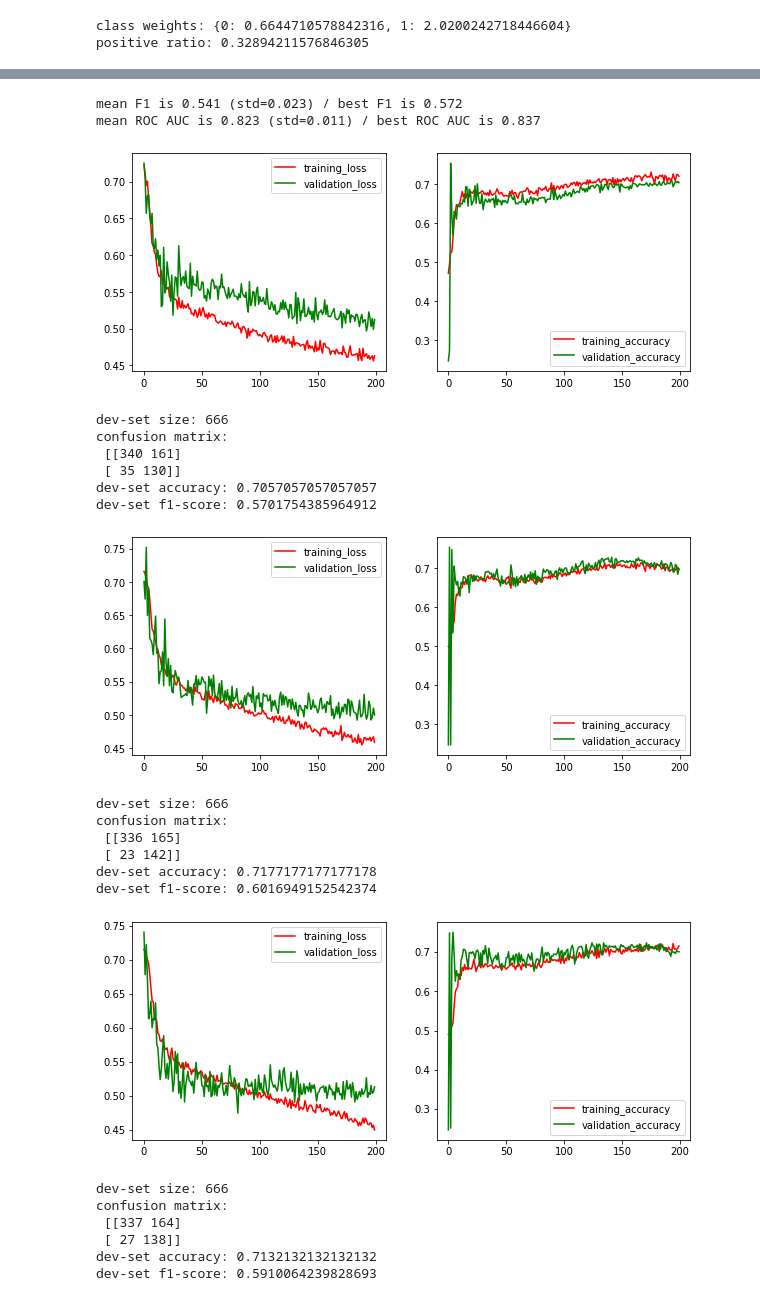
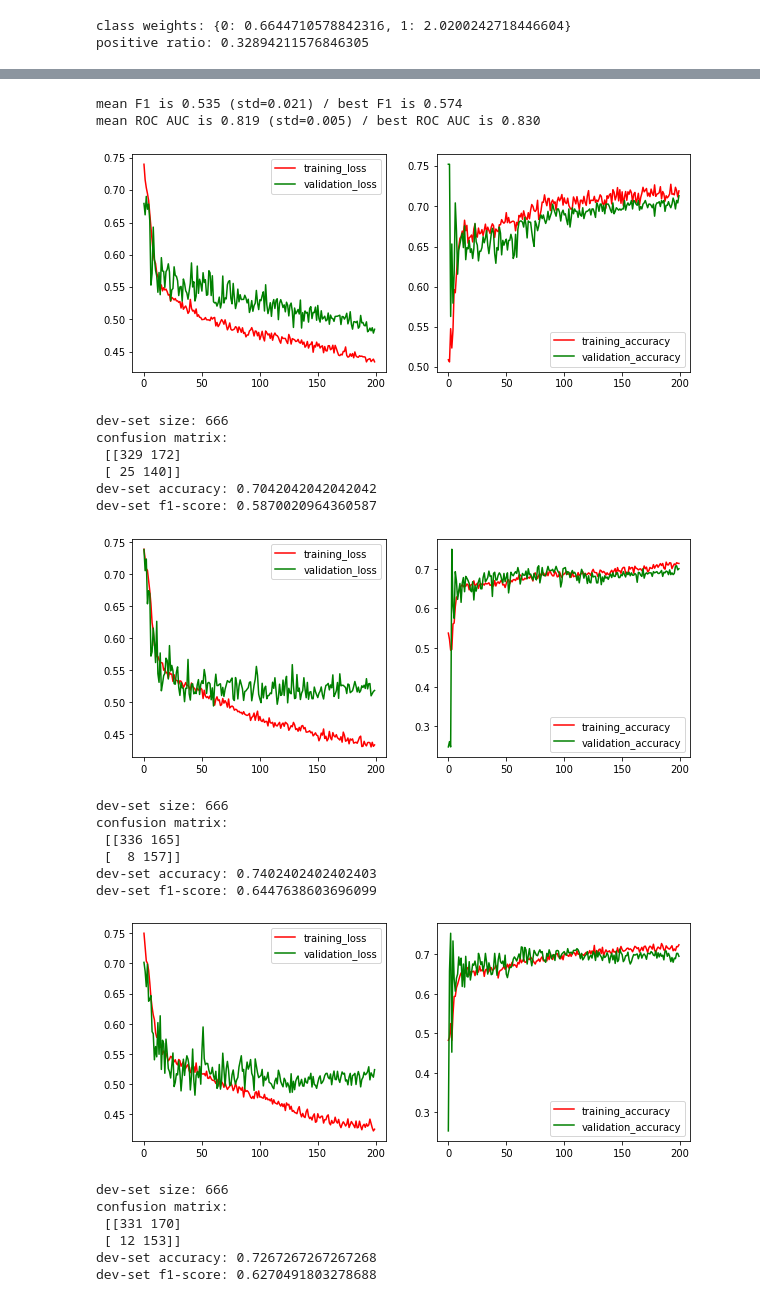
Before and after one commit to armiro/Canine-Disease-Diagnosis, a Jupyter notebook: model_dev.ipynb, the cells around one changed output, grey strips where cells are left out. Saved outputs shown, nothing was run; the diff lists cells and outputs as text; code cells hidden in the pictures.

```diff
--- a/model_dev.ipynb
+++ b/model_dev.ipynb
@@ -447,7 +442,7 @@ def get_results_of(model, data, target):
             % (abs(np.mean(auc_scores)), np.std(auc_scores), abs(np.max(auc_scores))))
 # %%
 import xgboost as xgb
-params = {'max_depth': [3, 5, 7, 9], 'n_estimators': [100, 300, 500]}
+params = {'max_depth': [3, 5, 7], 'n_estimators': [100, 300, 500]}
 cv = StratifiedShuffleSplit(n_splits=5, test_size=0.2, random_state=0)
 base_clf = xgb.XGBClassifier(scale_pos_weight=1/pos_ratio)
 
@@ -460,8 +455,8 @@ best observed parameters for this model: {'max_depth': 9, 'n_estimators': 300}
 model = clfs.best_estimator_
 get_results_of(model=model, data=features_encoded, target=target_disease)
 # %% [output]
-mean F1 is 0.541 (std=0.023) / best F1 is 0.572
-mean ROC AUC is 0.823 (std=0.011) / best ROC AUC is 0.837
+mean F1 is 0.535 (std=0.021) / best F1 is 0.574
+mean ROC AUC is 0.819 (std=0.005) / best ROC AUC is 0.830
 # %%
 import tensorflow as tf
 from tensorflow.keras.layers import Input, Dense, Dropout
@@ -477,7 +472,7 @@ def MLP(input_shape):
     a2 = Dense(units=100, activation='sigmoid')(a1)
     a2 = Dropout(rate=0.25)(a2) # dropout layer
     a3 = Dense(units=100, activation='sigmoid')(a2)
-    a3 = Dropout(rate=0.25)(a3)
+    a3 = Dropout(rate=0.5)(a3)
     a4 = Dense(units=1, activation='sigmoid')(a3)
     return Model(inputs=a0, outputs=a4, name='binary_mlp')
 
@@ -510,51 +505,51 @@ for train, test in cv.split(features_encoded, target_disease):
     history = model.fit(features_encoded[train], target_disease[train], epochs=200,
                         verbose=0, class_weight=class_weights, callbacks=cb_list,
                         validation_data=(features_encoded[test], target_disease[test]),
                         batch_size=64)
     plot_learning_curve(training_log=history)
 
     model.load_weights('/content/best_weights.hdf5')
     y_pred = model.predict(features_encoded[test])
     print('dev-set size:', len(target_disease[test]))
     # print(y_test)
     # y_pred = np.round(np.reshape(a=y_pred, newshape=(1, -1)), decimals=2)[0]
     # print(y_pred)
     y_pred_rnd = np.round(np.reshape(a=y_pred, newshape=(1, -1)))[0]
     cm = confusion_matrix(y_true=target_disease[test], y_pred=y_pred_rnd)
     print('confusion matrix: \n', cm)
     confusion_matrices.append(cm)
     acc_score = (cm[0][0] + cm[1][1])/np.sum(cm)
     print('dev-set accuracy:', acc_score)
     val_acc_scores.append(acc_score)
     f1_score = sklearn.metrics.f1_score(target_disease[test], y_pred_rnd)
     print('dev-set f1-score:', f1_score)
     val_f1_scores.append(f1_score)
 
 
 print('mean ACC is %.3f (std=%.3f) / best ACC is %.3f'
         % (abs(np.mean(val_acc_scores)), np.std(val_acc_scores), abs(np.max(val_acc_scores))))
 print('mean F1 is %.3f (std=%.3f) / best F1 is %.3f'
         % (abs(np.mean(val_f1_scores)), np.std(val_f1_scores), abs(np.max(val_f1_scores))))
 print('confusion matrix with avg element values: \n', np.mean(confusion_matrices, axis=0))
 # %% [output]
-[figure, old version]
+[figure, new version]
 dev-set size: 666
 confusion matrix:
- [[340 161]
- [ 35 130]]
-dev-set accuracy: 0.7057057057057057
-dev-set f1-score: 0.5701754385964912
+ [[329 172]
+ [ 25 140]]
+dev-set accuracy: 0.7042042042042042
+dev-set f1-score: 0.5870020964360587
-[figure, old version]
+[figure, new version]
 dev-set size: 666
 confusion matrix:
  [[336 165]
- [ 23 142]]
-dev-set accuracy: 0.7177177177177178
-dev-set f1-score: 0.6016949152542374
+ [  8 157]]
+dev-set accuracy: 0.7402402402402403
+dev-set f1-score: 0.6447638603696099
-[figure, old version]
+[figure, new version]
 dev-set size: 666
 confusion matrix:
- [[337 164]
- [ 27 138]]
-dev-set accuracy: 0.7132132132132132
-dev-set f1-score: 0.5910064239828693
+ [[331 170]
+ [ 12 153]]
+dev-set accuracy: 0.7267267267267268
+dev-set f1-score: 0.6270491803278688
```
Also changed, not shown: parts of 9 cells of this notebook.
